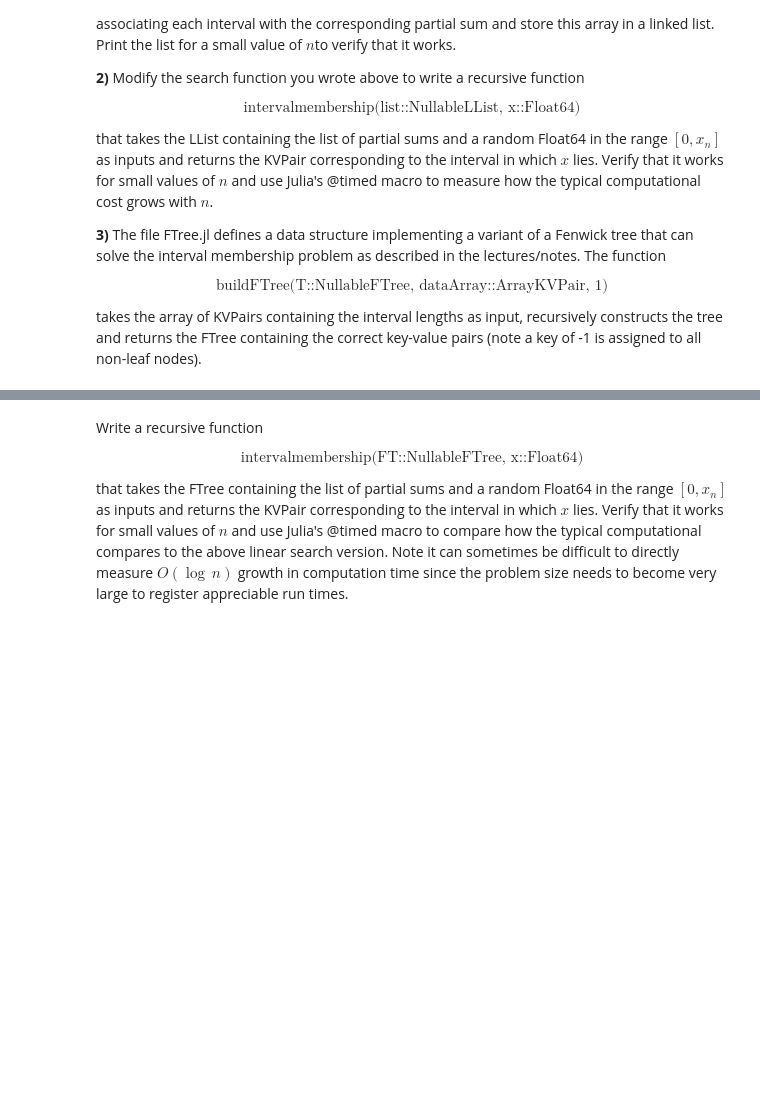
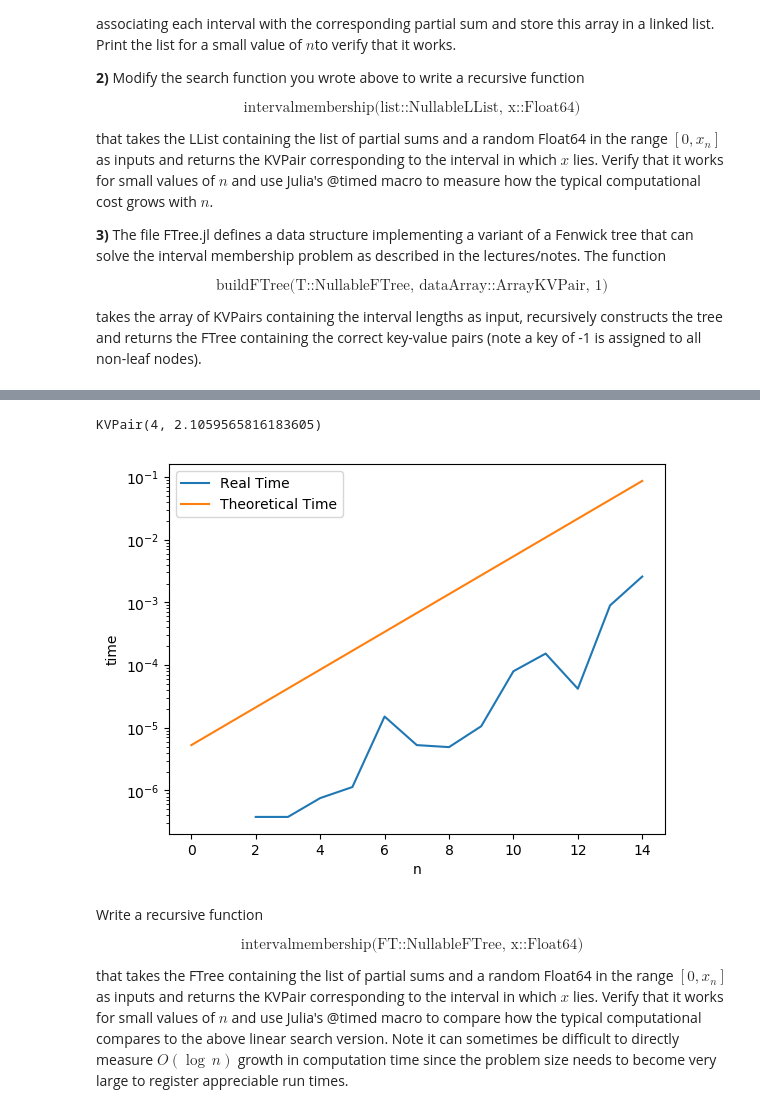
Before and after one commit to alchemist5617/Numerical-Methods, a Jupyter notebook: workbook2.ipynb, the cells around one changed output, grey strips where cells are left out. Saved outputs shown, nothing was run; the diff lists cells and outputs as text; code cells hidden in the pictures; blank space fills up the shorter version.

```diff
--- a/workbook2.ipynb
+++ b/workbook2.ipynb
@@ -165,3 +164,55 @@ T=buildFTree(T, values);
+# %%
+function intervalmembershipList(list, x)
+    if !isnull(list)
+        if get(list).data.value >= x
+            return(get(list).data)
+        else
+            return(intervalmembershipList(get(list).next,x))
+        end
+    else
+        return(Nullable{KVPair})
+    end
+end
+re = intervalmembershipList(L, 2)
+# %% [output]
+KVPair(4, 2.1059565816183605)
+# %%
+m=15
+seed = 1235
+rng = MersenneTwister(seed)
+time1 = zeros(m)
+time_t1 = zeros(m)
+
+for z=1:m
+    n=2^z
+    I = rand(n)
+    x = zeros(n)
+    values = Array{KVPair}(n)
+    for i=1:n
+        for j=1:i
+            x[i]=x[i]+I[j]
+        end
+        values[i]=KVPair(i,x[i])
+    end
+
+    L2 = Nullable{LList}()
+    L2 = buildLList(values)
+    k = rand(1:n)
+    t = @timed intervalmembershipList(L2, k)
+    time1[z] = t[2]
+    time_t1[z] = (n)*time1[1]
+end
+# %%
+i = 1:15
+j=2.^i
+semilogy(time1,label="Real Time")
+semilogy(time_t1,label="Theoretical Time")
+xlabel("n")
+ylabel("time")
+legend()
+#grid();
+# %% [output]
+[figure, added]
 # %% [markdown]
 Write a recursive function
 
```
Also changed, not shown: parts of 22 cells of this notebook, 2 other files.
